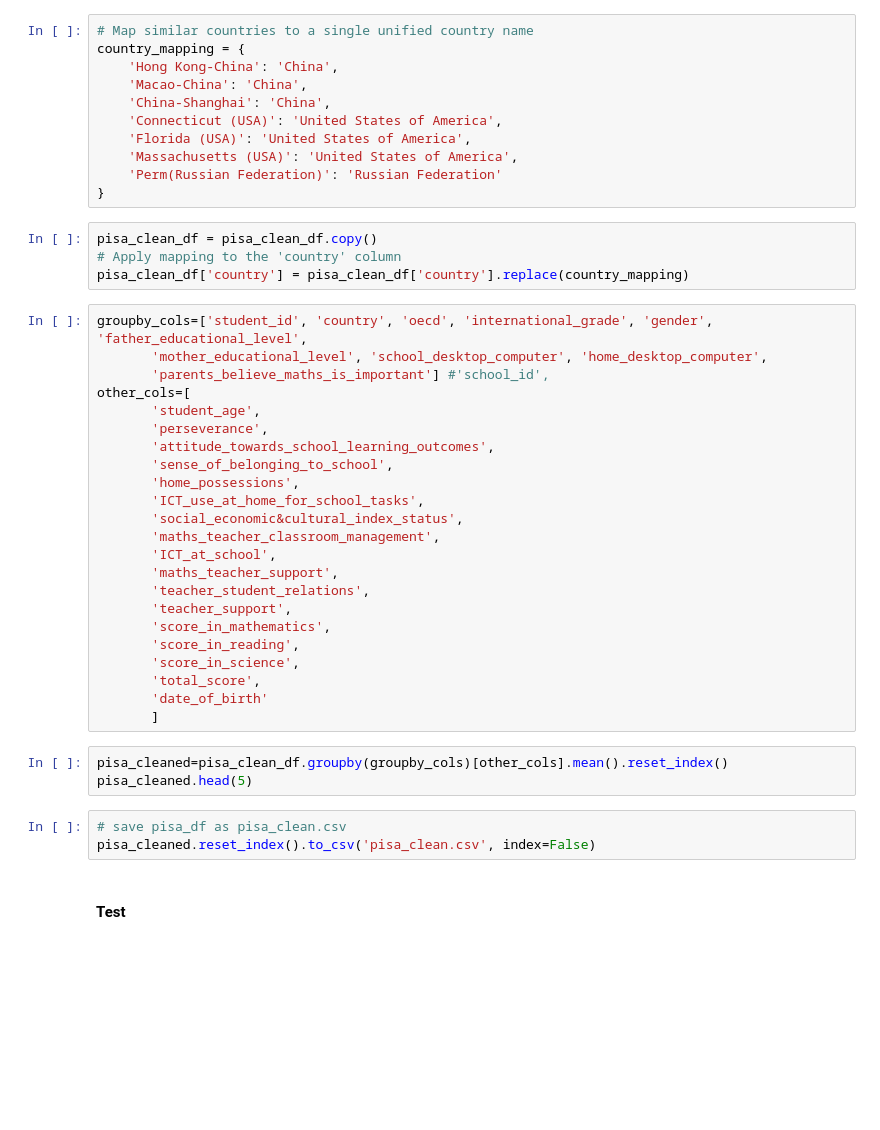
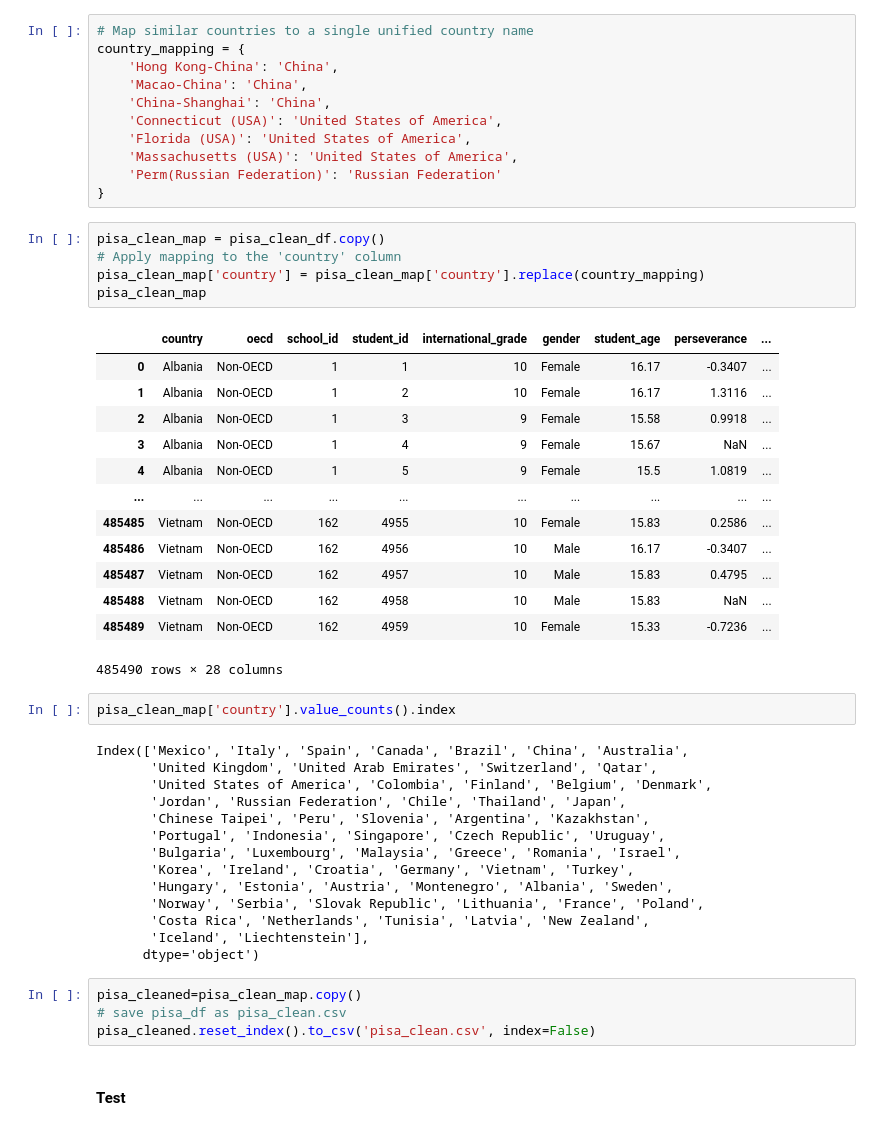
Before and after one commit to Daviedavie100/Pisa2012_data_analysis, a Jupyter notebook: Exploration.ipynb, the cells around one changed output. Drawn from its saved outputs; the diff is of its cells as text; blank space fills up the shorter version.

```diff
--- a/Exploration.ipynb
+++ b/Exploration.ipynb
@@ -405,36 +636,42 @@ country_mapping = {
     'Perm(Russian Federation)': 'Russian Federation'
 }
 # %%
-pisa_clean_df = pisa_clean_df.copy()
+pisa_clean_map = pisa_clean_df.copy()
 # Apply mapping to the 'country' column
-pisa_clean_df['country'] = pisa_clean_df['country'].replace(country_mapping)
+pisa_clean_map['country'] = pisa_clean_map['country'].replace(country_mapping)
+pisa_clean_map
+# %% [output]
+|  | country | oecd | school_id | student_id | international_grade | gender | student_age | perseverance | ... |
+| 0 | Albania | Non-OECD | 1 | 1 | 10 | Female | 16.17 | -0.3407 | ... |
+| 1 | Albania | Non-OECD | 1 | 2 | 10 | Female | 16.17 | 1.3116 | ... |
+| 2 | Albania | Non-OECD | 1 | 3 | 9 | Female | 15.58 | 0.9918 | ... |
+| 3 | Albania | Non-OECD | 1 | 4 | 9 | Female | 15.67 | NaN | ... |
+| 4 | Albania | Non-OECD | 1 | 5 | 9 | Female | 15.5 | 1.0819 | ... |
+| ... | ... | ... | ... | ... | ... | ... | ... | ... | ... |
+| 485485 | Vietnam | Non-OECD | 162 | 4955 | 10 | Female | 15.83 | 0.2586 | ... |
+| 485486 | Vietnam | Non-OECD | 162 | 4956 | 10 | Male | 16.17 | -0.3407 | ... |
+| 485487 | Vietnam | Non-OECD | 162 | 4957 | 10 | Male | 15.83 | 0.4795 | ... |
+| 485488 | Vietnam | Non-OECD | 162 | 4958 | 10 | Male | 15.83 | NaN | ... |
+| 485489 | Vietnam | Non-OECD | 162 | 4959 | 10 | Female | 15.33 | -0.7236 | ... |
+485490 rows × 28 columns
-# %%
-groupby_cols=['student_id', 'country', 'oecd', 'international_grade', 'gender',  'father_educational_level',
-       'mother_educational_level', 'school_desktop_computer', 'home_desktop_computer',
-       'parents_believe_maths_is_important'] #'school_id',
-other_cols=[
-       'student_age',
-       'perseverance',
-       'attitude_towards_school_learning_outcomes',
-       'sense_of_belonging_to_school',
-       'home_possessions',
-       'ICT_use_at_home_for_school_tasks',
-       'social_economic&cultural_index_status',
-       'maths_teacher_classroom_management',
-       'ICT_at_school',
-       'maths_teacher_support',
-       'teacher_student_relations',
-       'teacher_support',
-       'score_in_mathematics',
-       'score_in_reading',
-       'score_in_science',
-       'total_score',
-       'date_of_birth'
-       ]
-# %%
-pisa_cleaned=pisa_clean_df.groupby(groupby_cols)[other_cols].mean().reset_index()
-pisa_cleaned.head(5)
+# %%
+pisa_clean_map['country'].value_counts().index
+# %% [output]
+Index(['Mexico', 'Italy', 'Spain', 'Canada', 'Brazil', 'China', 'Australia',
+       'United Kingdom', 'United Arab Emirates', 'Switzerland', 'Qatar',
+       'United States of America', 'Colombia', 'Finland', 'Belgium', 'Denmark',
+       'Jordan', 'Russian Federation', 'Chile', 'Thailand', 'Japan',
+       'Chinese Taipei', 'Peru', 'Slovenia', 'Argentina', 'Kazakhstan',
+       'Portugal', 'Indonesia', 'Singapore', 'Czech Republic', 'Uruguay',
+       'Bulgaria', 'Luxembourg', 'Malaysia', 'Greece', 'Romania', 'Israel',
+       'Korea', 'Ireland', 'Croatia', 'Germany', 'Vietnam', 'Turkey',
+       'Hungary', 'Estonia', 'Austria', 'Montenegro', 'Albania', 'Sweden',
+       'Norway', 'Serbia', 'Slovak Republic', 'Lithuania', 'France', 'Poland',
+       'Costa Rica', 'Netherlands', 'Tunisia', 'Latvia', 'New Zealand',
+       'Iceland', 'Liechtenstein'],
+      dtype='object')
 # %%
+pisa_cleaned=pisa_clean_map.copy()
 # save pisa_df as pisa_clean.csv
 pisa_cleaned.reset_index().to_csv('pisa_clean.csv', index=False)
 # %% [markdown]
```
Also changed, not shown: parts of 28 cells of this notebook.
